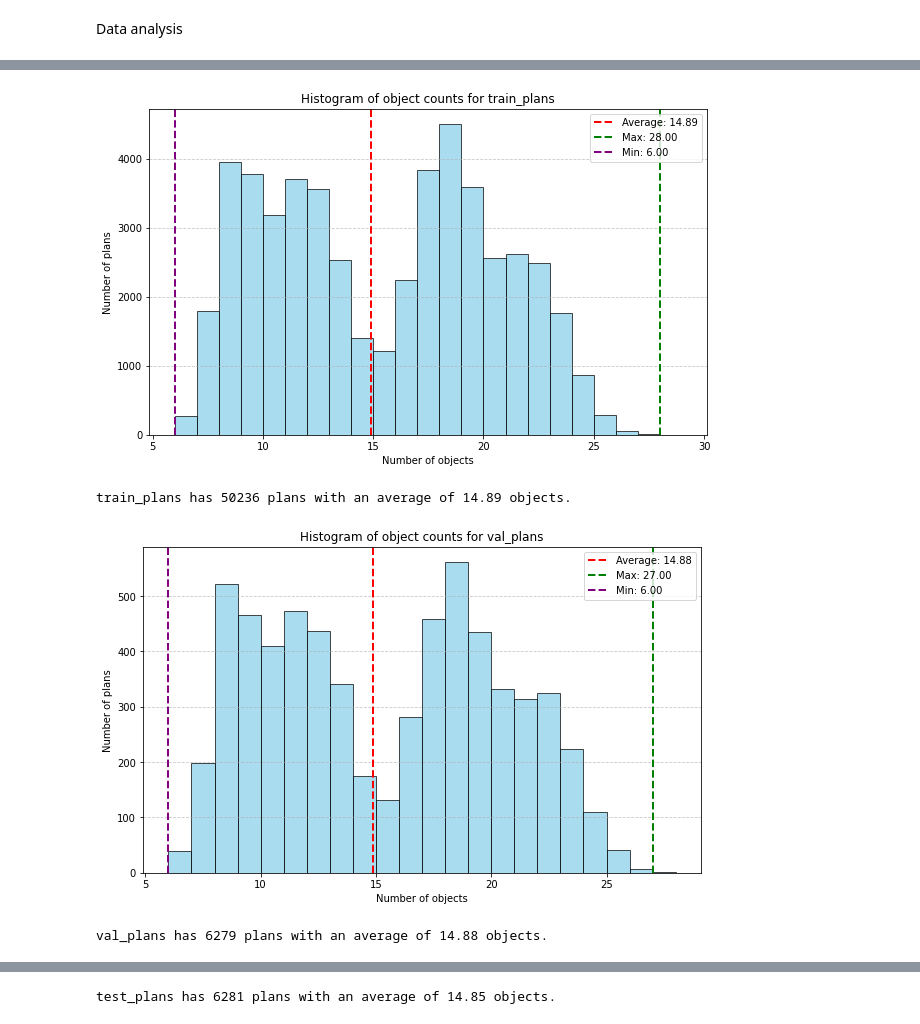
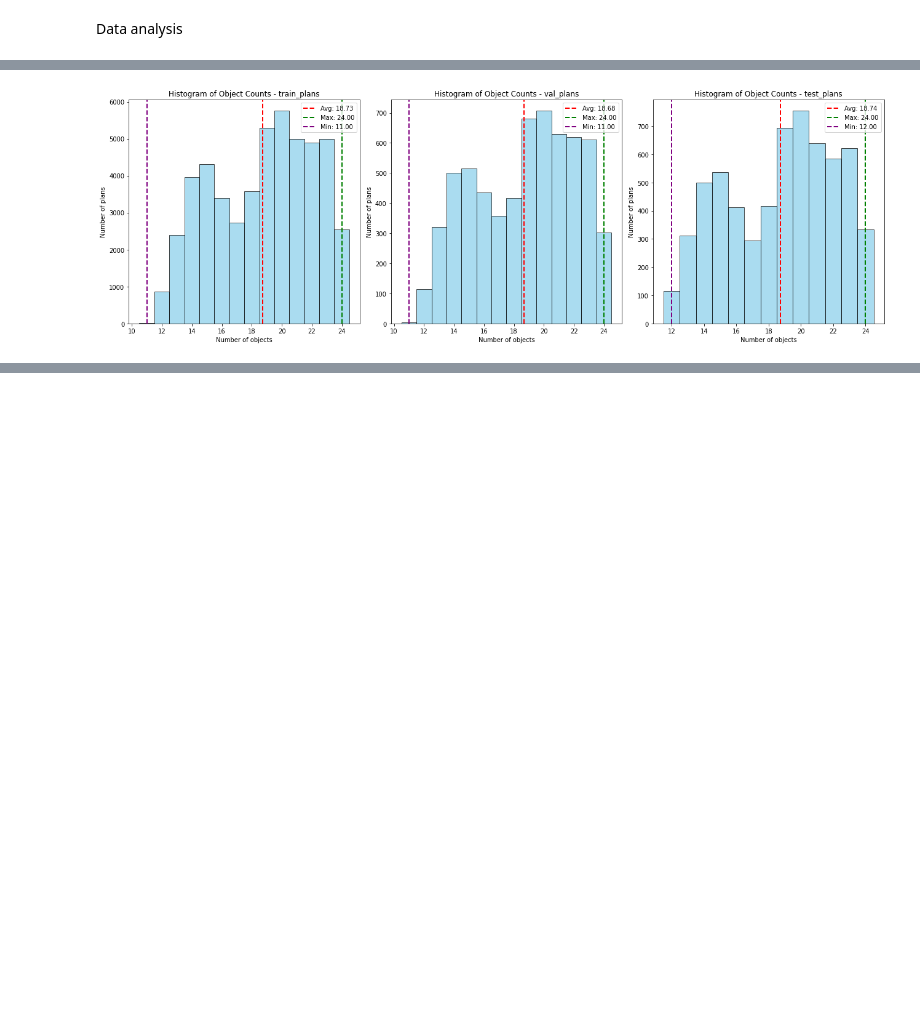
Before and after one commit to Ruggero01s/FSGR_thesis, a Jupyter notebook: code/dataset_study.ipynb, the cells around one changed output, grey strips where cells are left out. Drawn from its saved outputs; the diff is of its cells as text; code cells hidden in the pictures; blank space fills up the shorter version.

```diff
--- a/code/dataset_study.ipynb
+++ b/code/dataset_study.ipynb
@@ -8,11 +8,12 @@ from action import Action
 from utils import load_from_folder
 from multiprocess import Pool
 # %%
-logger_dir = './logs/'
+save_dir = './results/'
 data_base_dir = '../datasets/'
-domain = 'satellite'
-source_dir = f"{join(data_base_dir, domain)}/optimal_plans/plans_max-plan-dim=30_train_percentage=0.8"
+domain = 'zenotravel'
+results_dir = f"{save_dir}/{domain}/"
+source_dir = f"{join(data_base_dir, domain)}/optimal_plans/plans_max-plan-dim=26_train_percentage=0.8"
 print('Domain dir:', source_dir)
-os.makedirs(logger_dir, exist_ok=True)
-test = True
+os.makedirs(save_dir, exist_ok=True)
+os.makedirs(results_dir, exist_ok=True)
 # %% [output]
@@ -133,56 +134,45 @@ Plan ['have_image star16 thermograph0', 'have_image star3 infrared0', 'have_imag
 # %%
 # counting plan init objects,
 # how can i know all objects in the domain without the domain?
 # try to explore the plan to find all objects involved
-def plot_obj_histogram(obj_numbers_list, split):
-    avg_length_local = np.mean(obj_numbers_list)
-    max_length_local = np.max(obj_numbers_list)
-    min_length_local = np.min(obj_numbers_list)
-    plt.figure(figsize=(10, 6))
-    bins = range(min(obj_numbers_list), max(obj_numbers_list) + 2)
-    plt.hist(obj_numbers_list, bins=bins, color='skyblue', edgecolor='black', alpha=0.7)
-    plt.axvline(x=avg_length_local, color='red', linestyle='--', linewidth=2, label=f'Average: {avg_length_local:.2f}')
-    plt.axvline(x=max_length_local, color='green', linestyle='--', linewidth=2, label=f'Max: {max_length_local:.2f}')
-    plt.axvline(x=min_length_local, color='purple', linestyle='--', linewidth=2, label=f'Min: {min_length_local:.2f}')
-    plt.title(f"Histogram of object counts for {split}")
-    plt.xlabel("Number of objects")
-    plt.ylabel("Number of plans")
-    plt.legend()
-    plt.grid(axis='y', linestyle='--', alpha=0.7)
-    plt.show()
 
+# create a combined figure with subplots for object count histograms
+fig, axs = plt.subplots(1, len(splits), figsize=(6 * len(splits), 6))
+if len(splits) == 1:
+    axs = [axs]
 
-for split, plans in splits.items():
+for ax, (split, plans) in zip(axs, splits.items()):
     obj_numbers_list = []
     for plan in plans:
         obj_set = set()
         for text in plan.initial_state:
-            for obj in text.split(" ")[1:]: # skips predicate name and cycles objects
+            for obj in text.split(" ")[1:]:
                 obj_set.add(obj)
         for action in plan.actions:
-            #print(action.positiveEffects)
             for fluent in action.positiveEffects:
-                #print(f"    {fluent}")
                 for obj in fluent.split(" ")[1:]:
-                    #print(f"    {obj}")
                     obj_set.add(obj)
             for fluent in action.negativeEffects:
-                #print(f"    {fluent}")
                 for obj in fluent.split(" ")[1:]:
-                    #print(f"    {obj}")
                     obj_set.add(obj)
-            # for fluent in action.precondition:
-            #     #print(f"    {fluent}")
-            #     for obj in fluent.split(" ")[1:]:
-            #         #print(f"    {obj}")
-            #         obj_set.add(obj)
-        # print (f"Plan {plan.plan_name} has {len(obj_set)} objects.")
         obj_numbers_list.append(len(obj_set))
 
-    plot_obj_histogram(obj_numbers_list, split)
-    print(f"{split} has {len(obj_numbers_list)} plans with an average of {round(np.mean(obj_numbers_list),2)} objects.")
+    bins = np.arange(min(obj_numbers_list), max(obj_numbers_list) + 2, 1)
+    # bins = 20 #for logistics
+    ax.hist(obj_numbers_list, bins=bins, color='skyblue', edgecolor='black', alpha=0.7, align='left')
+    avg_val = np.mean(obj_numbers_list)
+    max_val = np.max(obj_numbers_list)
+    min_val = np.min(obj_numbers_list)
+    ax.axvline(x=avg_val, color='red', linestyle='--', linewidth=2, label=f'Avg: {avg_val:.2f}')
+    ax.axvline(x=max_val, color='green', linestyle='--', linewidth=2, label=f'Max: {max_val:.2f}')
+    ax.axvline(x=min_val, color='purple', linestyle='--', linewidth=2, label=f'Min: {min_val:.2f}')
+
+    ax.set_title(f"Histogram of Object Counts - {split}")
+    ax.set_xlabel("Number of objects")
+    ax.set_ylabel("Number of plans")
+    ax.legend()
+plt.tight_layout()
+plt.savefig(f"{save_dir}/{domain}/{domain}_combined_obj_count_histogram.jpeg")
+plt.show()
 # %% [output]
-[figure, old version]
+[figure, new version]
-train_plans has 50236 plans with an average of 14.89 objects.
-[figure, removed]
-val_plans has 6279 plans with an average of 14.88 objects.
@@ -190 +178,0 @@ val_plans has 6279 plans with an average of 14.88 objects.
-test_plans has 6281 plans with an average of 14.85 objects.
```
Also changed, not shown: parts of 8 cells of this notebook, 8 other files.
